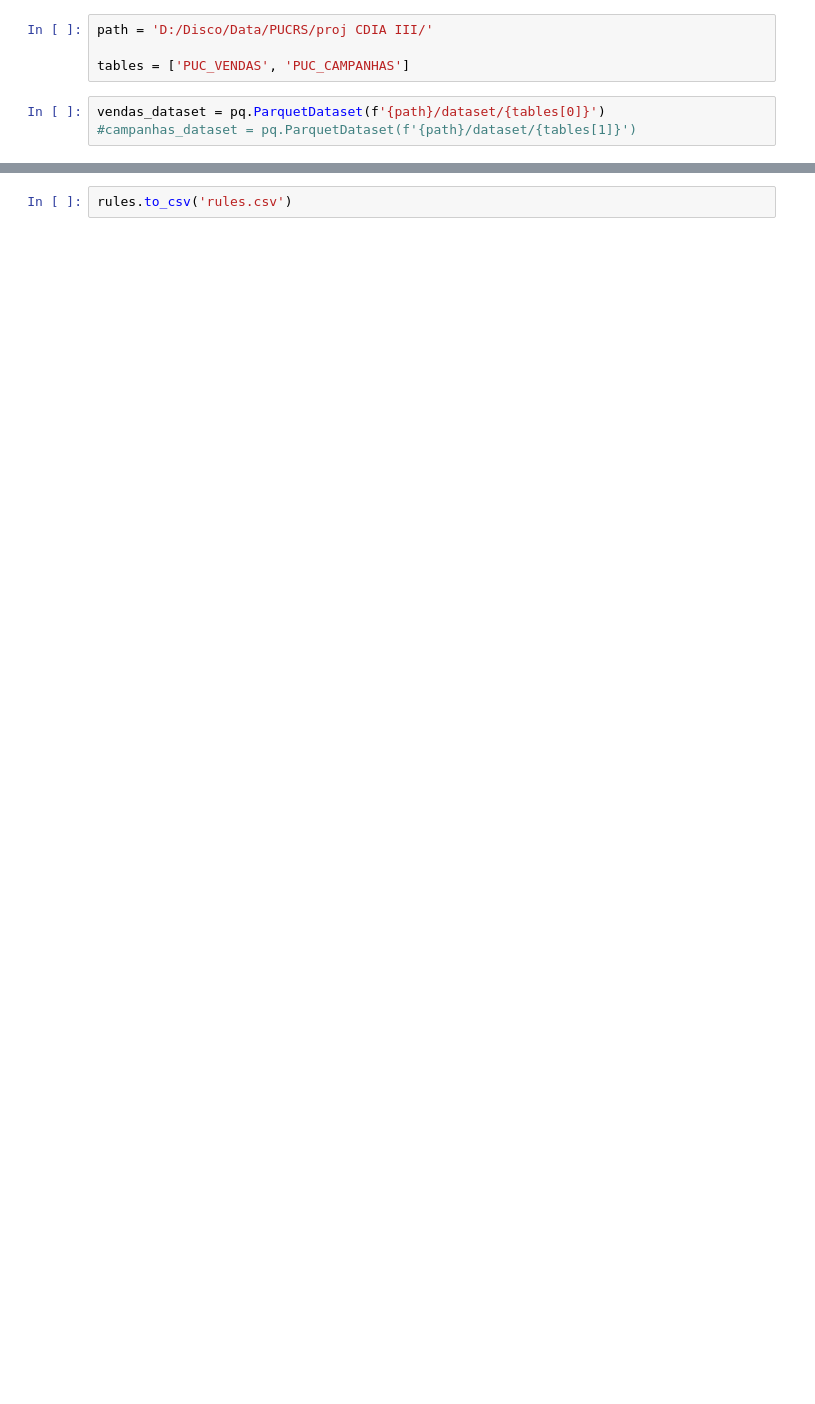
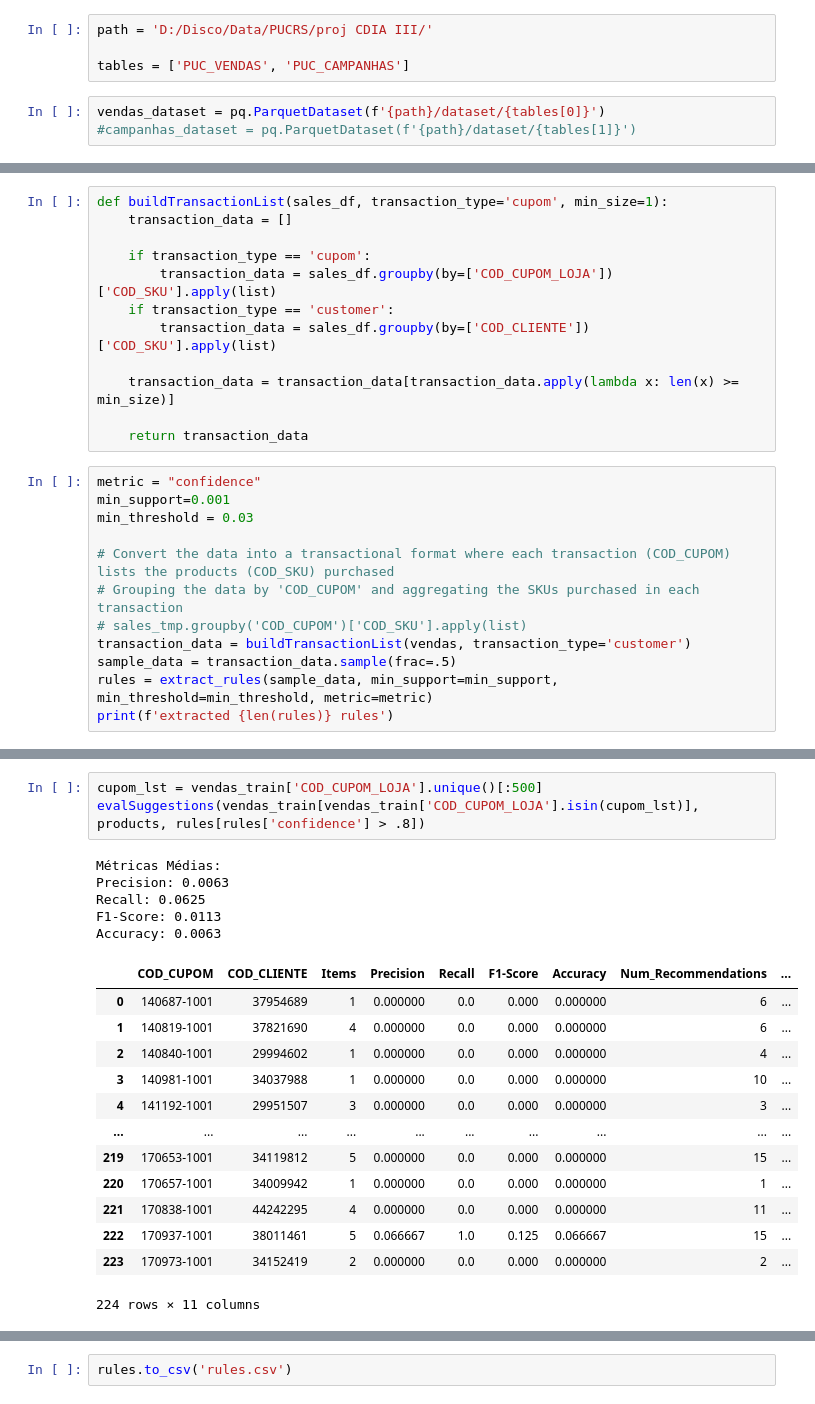
Before and after one commit to cristianomm/PUCRS, a Jupyter notebook: 2024-02/98H15-04 - Projeto em Ciência de Dados III/model_1.ipynb, the cells around one changed output, grey strips where cells are left out. Drawn from its saved outputs; the diff is of its cells as text; blank space fills up the shorter version.

```diff
--- a/2024-02/98H15-04 - Projeto em Ciência de Dados III/model_1.ipynb
+++ b/2024-02/98H15-04 - Projeto em Ciência de Dados III/model_1.ipynb
@@ -44,0 +264,24 @@ len(products['COD_SKU'].unique())
+# %%
+def buildTransactionList(sales_df, transaction_type='cupom', min_size=1):
+    transaction_data = []
+
+    if transaction_type == 'cupom':
+        transaction_data = sales_df.groupby(by=['COD_CUPOM_LOJA'])['COD_SKU'].apply(list)
+    if transaction_type == 'customer':
+        transaction_data = sales_df.groupby(by=['COD_CLIENTE'])['COD_SKU'].apply(list)
+
+    transaction_data = transaction_data[transaction_data.apply(lambda x: len(x) >= min_size)]
+
+    return transaction_data
+# %%
+metric = "confidence"
+min_support=0.001
+min_threshold = 0.03
+
+# Convert the data into a transactional format where each transaction (COD_CUPOM) lists the products (COD_SKU) purchased
+# Grouping the data by 'COD_CUPOM' and aggregating the SKUs purchased in each transaction
+# sales_tmp.groupby('COD_CUPOM')['COD_SKU'].apply(list)
+transaction_data = buildTransactionList(vendas, transaction_type='customer')
+sample_data = transaction_data.sample(frac=.5)
+rules = extract_rules(sample_data, min_support=min_support, min_threshold=min_threshold, metric=metric)
+print(f'extracted {len(rules)} rules')
@@ -44,0 +314,22 @@ len(products['COD_SKU'].unique())
+# %%
+cupom_lst = vendas_train['COD_CUPOM_LOJA'].unique()[:500]
+evalSuggestions(vendas_train[vendas_train['COD_CUPOM_LOJA'].isin(cupom_lst)], products, rules[rules['confidence'] > .8])
+# %% [output]
+Métricas Médias:
+Precision: 0.0063
+Recall: 0.0625
+F1-Score: 0.0113
+Accuracy: 0.0063
+|  | COD_CUPOM | COD_CLIENTE | Items | Precision | Recall | F1-Score | Accuracy | Num_Recommendations | ... |
+| 0 | 140687-1001 | 37954689 | 1 | 0.000000 | 0.0 | 0.000 | 0.000000 | 6 | ... |
+| 1 | 140819-1001 | 37821690 | 4 | 0.000000 | 0.0 | 0.000 | 0.000000 | 6 | ... |
+| 2 | 140840-1001 | 29994602 | 1 | 0.000000 | 0.0 | 0.000 | 0.000000 | 4 | ... |
+| 3 | 140981-1001 | 34037988 | 1 | 0.000000 | 0.0 | 0.000 | 0.000000 | 10 | ... |
+| 4 | 141192-1001 | 29951507 | 3 | 0.000000 | 0.0 | 0.000 | 0.000000 | 3 | ... |
+| ... | ... | ... | ... | ... | ... | ... | ... | ... | ... |
+| 219 | 170653-1001 | 34119812 | 5 | 0.000000 | 0.0 | 0.000 | 0.000000 | 15 | ... |
+| 220 | 170657-1001 | 34009942 | 1 | 0.000000 | 0.0 | 0.000 | 0.000000 | 1 | ... |
+| 221 | 170838-1001 | 44242295 | 4 | 0.000000 | 0.0 | 0.000 | 0.000000 | 11 | ... |
+| 222 | 170937-1001 | 38011461 | 5 | 0.066667 | 1.0 | 0.125 | 0.066667 | 15 | ... |
+| 223 | 170973-1001 | 34152419 | 2 | 0.000000 | 0.0 | 0.000 | 0.000000 | 2 | ... |
+224 rows × 11 columns
```
Also changed, not shown: parts of 31 cells of this notebook.
